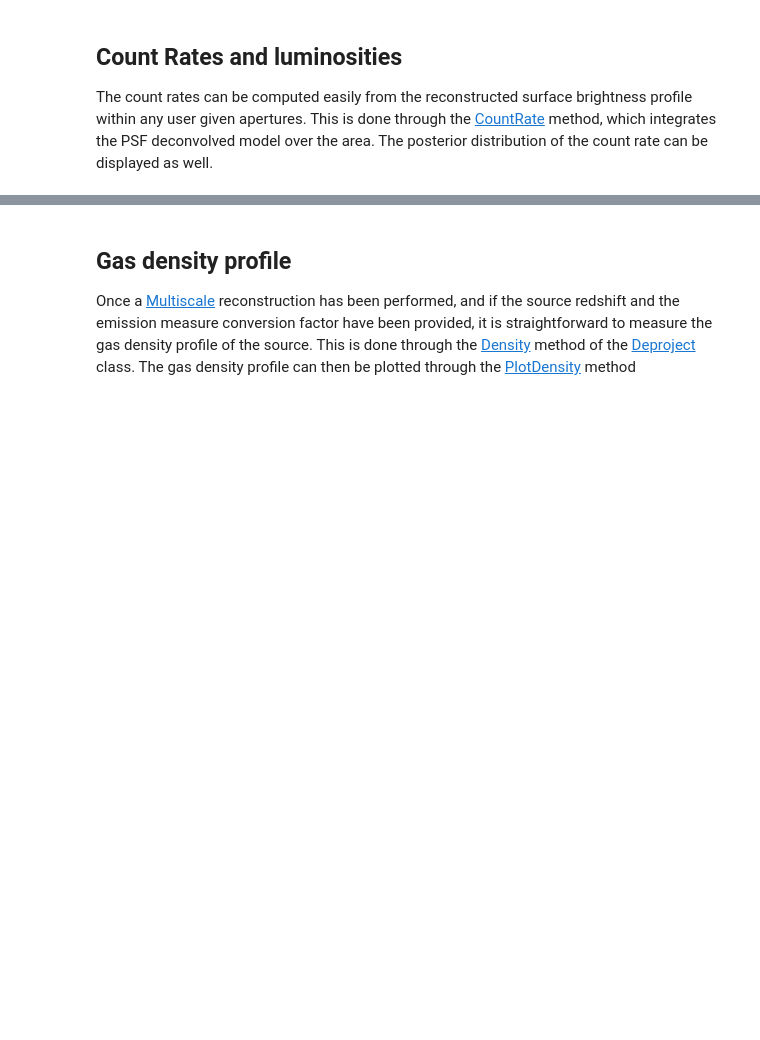
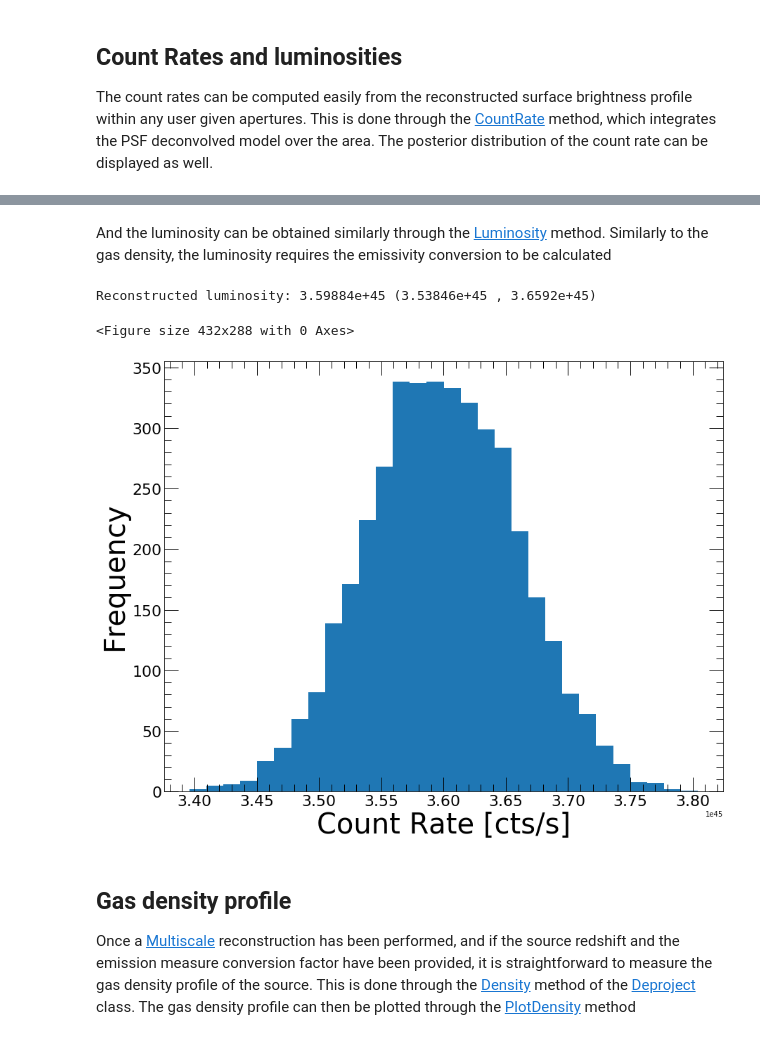
Before and after one commit to domeckert/pyproffit, a Jupyter notebook: docs/source/Deprojection.ipynb, the cells around one changed output, grey strips where cells are left out. Drawn from its saved outputs; the diff is of its cells as text; code cells hidden in the pictures; blank space fills up the shorter version.

Commit message:
Added luminosity calculation

```diff
--- a/docs/source/Deprojection.ipynb
+++ b/docs/source/Deprojection.ipynb
@@ -140,3 +139,11 @@ Reconstructed count rate: 2.01262 (1.97859 , 2.04704)
+# %% [markdown]
+And the luminosity can be obtained similarly through the [Luminosity](ttps://pyproffit.readthedocs.io/en/latest/pyproffit.html#pyproffit.deproject.Deproject.Luminosity) method. Similarly to the gas density, the luminosity requires the emissivity conversion to be calculated
+# %%
+lum, lum_lo, lum_hi = depr.Luminosity(0., 30.)
+# %% [output]
+Reconstructed luminosity: 3.59884e+45 (3.53846e+45 , 3.6592e+45)
+<Figure size 432x288 with 0 Axes>
+[figure, added]
 # %% [markdown]
 ## Gas density profile ##
 
```
Also changed, not shown: parts of 8 cells of this notebook, 3 other files.
